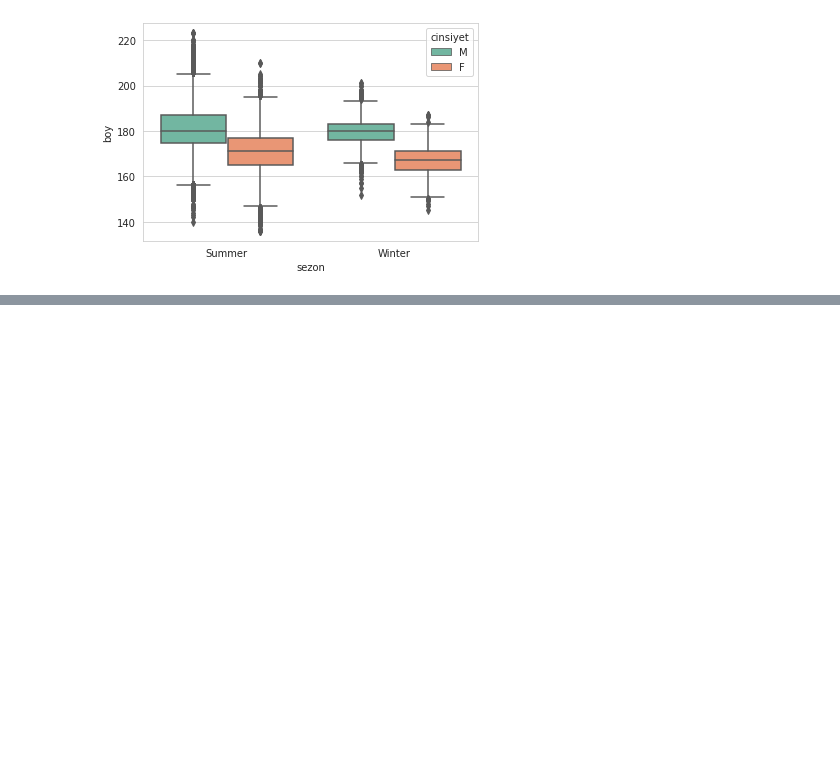
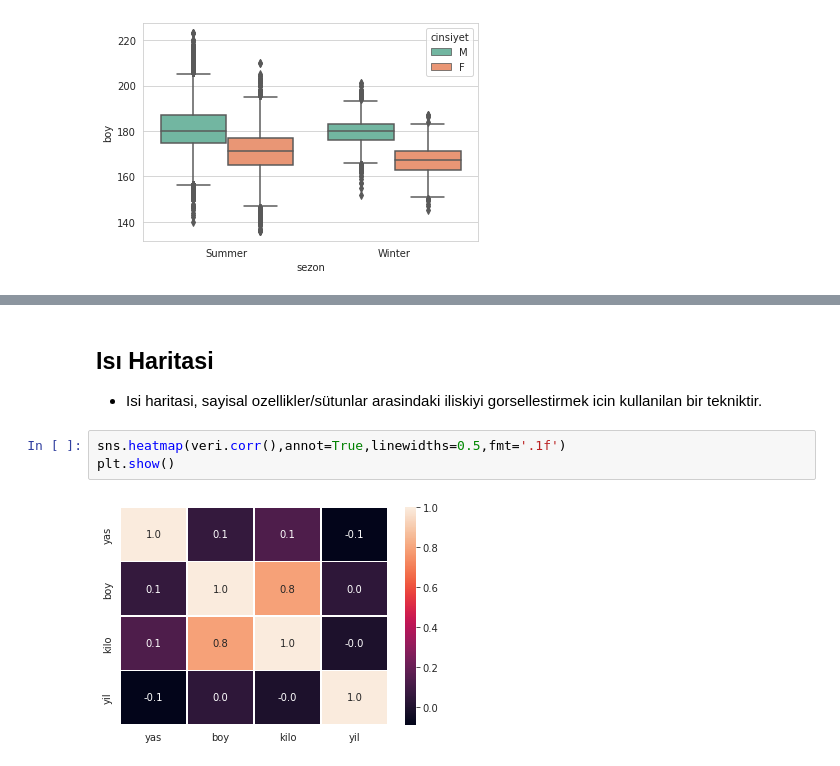
Before and after one commit to mertdot/athlete-events-1896-2016-data-discovery-with-seaborn, a Jupyter notebook: python-ile-veri-gorsellestirme-5-2-120-yillik-olimpiyat-tarihi-veri-seti.ipynb, the cells around one changed output, grey strips where cells are left out. Saved outputs shown, nothing was run; the diff lists cells and outputs as text; blank space fills up the shorter version.

```diff
--- a/python-ile-veri-gorsellestirme-5-2-120-yillik-olimpiyat-tarihi-veri-seti.ipynb
+++ b/python-ile-veri-gorsellestirme-5-2-120-yillik-olimpiyat-tarihi-veri-seti.ipynb
@@ -350,0 +362,9 @@ plt.show()
+# %% [markdown]
+## Isı Haritasi
+
+* Isi haritasi, sayisal ozellikler/sütunlar arasindaki iliskiyi gorsellestirmek icin kullanilan bir tekniktir.
+# %%
+sns.heatmap(veri.corr(),annot=True,linewidths=0.5,fmt='.1f')
+plt.show()
+# %% [output]
+[figure, added]
```
Also changed, not shown: parts of 4 cells of this notebook.
